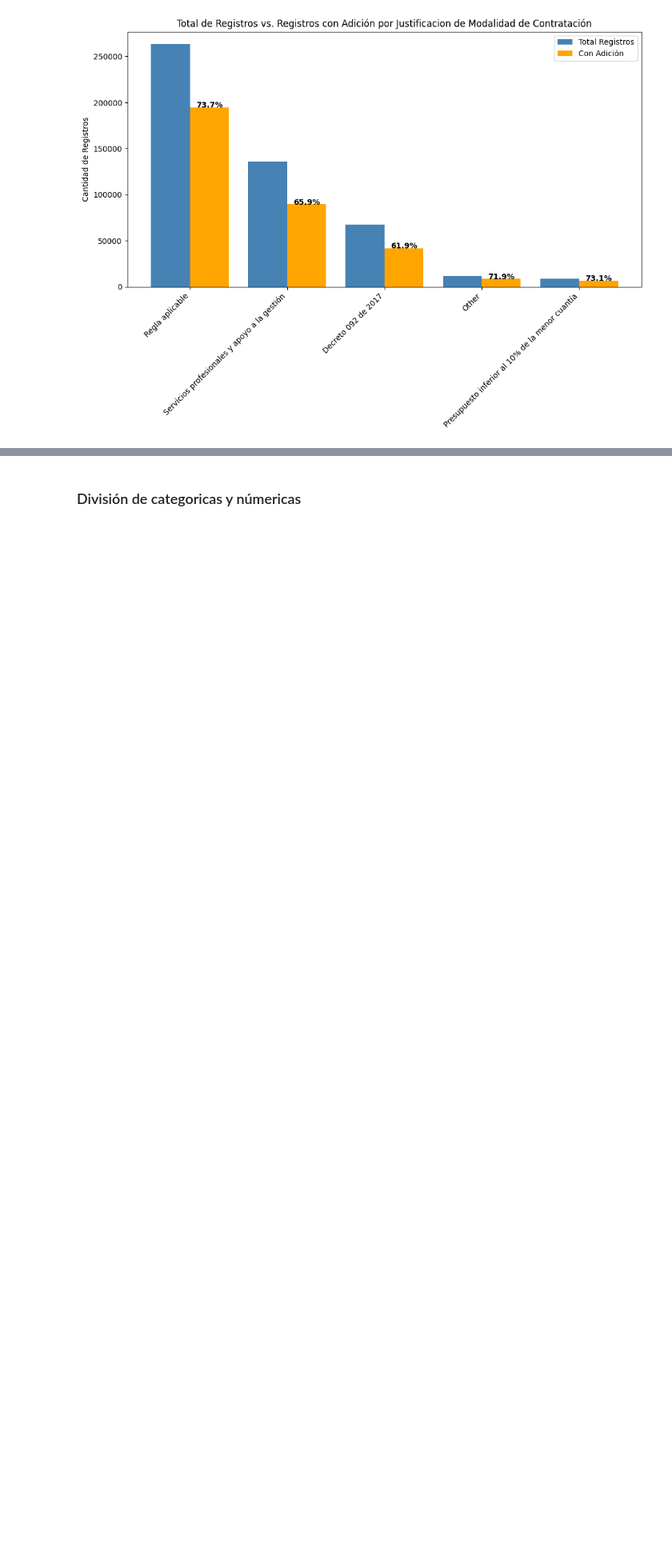
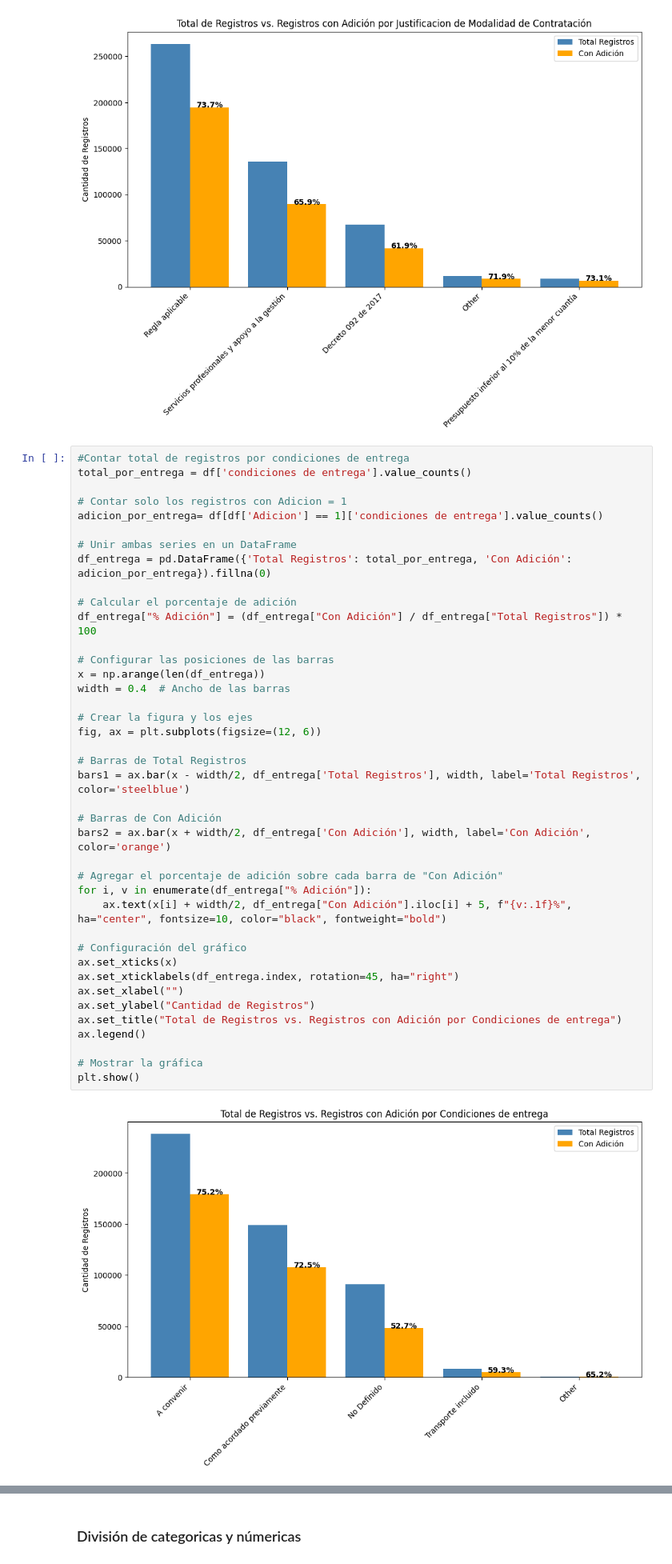
Before and after one commit to Marcocruz88/Repositoriotesis, a Jupyter notebook: Analisis exploratorio 1.ipynb, the cells around one changed output, grey strips where cells are left out. Shown at 80% size. Drawn from its saved outputs; the diff is of its cells as text; blank space fills up the shorter version.

```diff
--- a/Analisis exploratorio 1.ipynb
+++ b/Analisis exploratorio 1.ipynb
@@ -594,6 +594,48 @@ ax.legend()
 plt.show()
 # %% [output]
 [figure]
+# %%
+#Contar total de registros por condiciones de entrega
+total_por_entrega = df['condiciones de entrega'].value_counts()
+
+# Contar solo los registros con Adicion = 1
+adicion_por_entrega= df[df['Adicion'] == 1]['condiciones de entrega'].value_counts()
+
+# Unir ambas series en un DataFrame
+df_entrega = pd.DataFrame({'Total Registros': total_por_entrega, 'Con Adición': adicion_por_entrega}).fillna(0)
+
+# Calcular el porcentaje de adición
+df_entrega["% Adición"] = (df_entrega["Con Adición"] / df_entrega["Total Registros"]) * 100
+
+# Configurar las posiciones de las barras
+x = np.arange(len(df_entrega))
+width = 0.4  # Ancho de las barras
+
+# Crear la figura y los ejes
+fig, ax = plt.subplots(figsize=(12, 6))
+
+# Barras de Total Registros
+bars1 = ax.bar(x - width/2, df_entrega['Total Registros'], width, label='Total Registros', color='steelblue')
+
+# Barras de Con Adición
+bars2 = ax.bar(x + width/2, df_entrega['Con Adición'], width, label='Con Adición', color='orange')
+
+# Agregar el porcentaje de adición sobre cada barra de "Con Adición"
+for i, v in enumerate(df_entrega["% Adición"]):
+    ax.text(x[i] + width/2, df_entrega["Con Adición"].iloc[i] + 5, f"{v:.1f}%", ha="center", fontsize=10, color="black", fontweight="bold")
+
+# Configuración del gráfico
+ax.set_xticks(x)
+ax.set_xticklabels(df_entrega.index, rotation=45, ha="right")
+ax.set_xlabel("")
+ax.set_ylabel("Cantidad de Registros")
+ax.set_title("Total de Registros vs. Registros con Adición por Condiciones de entrega")
+ax.legend()
+
+# Mostrar la gráfica
+plt.show()
+# %% [output]
+[figure, added]
 # %%
 
 
```
Also changed, not shown: parts of 1 cell of this notebook.
